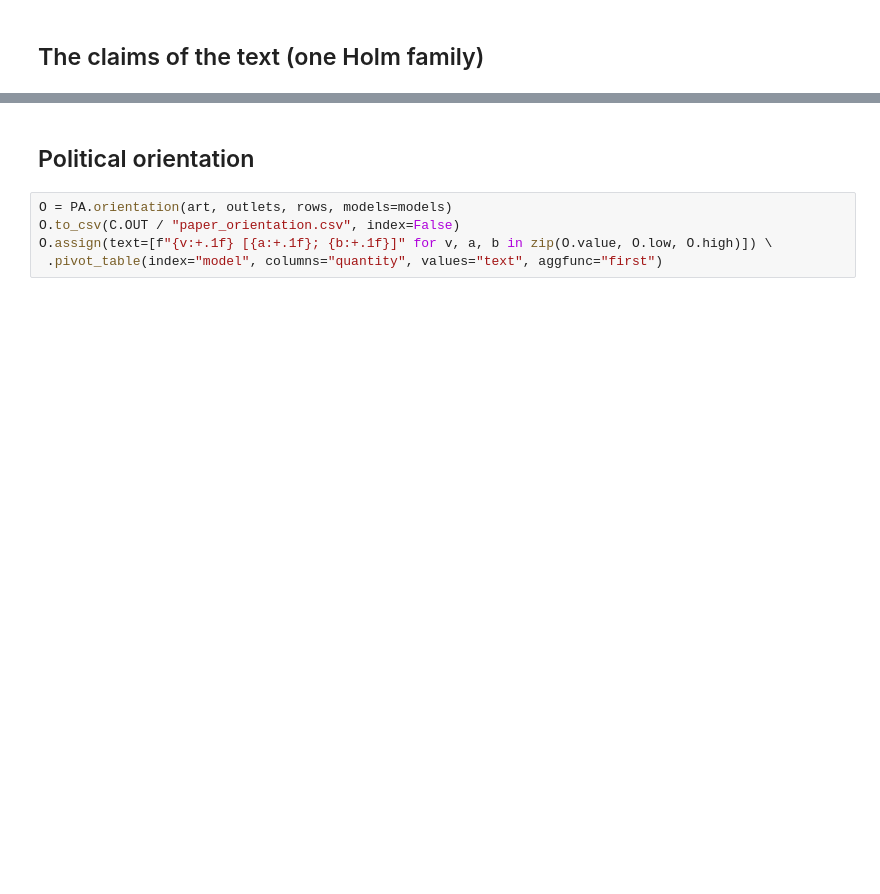
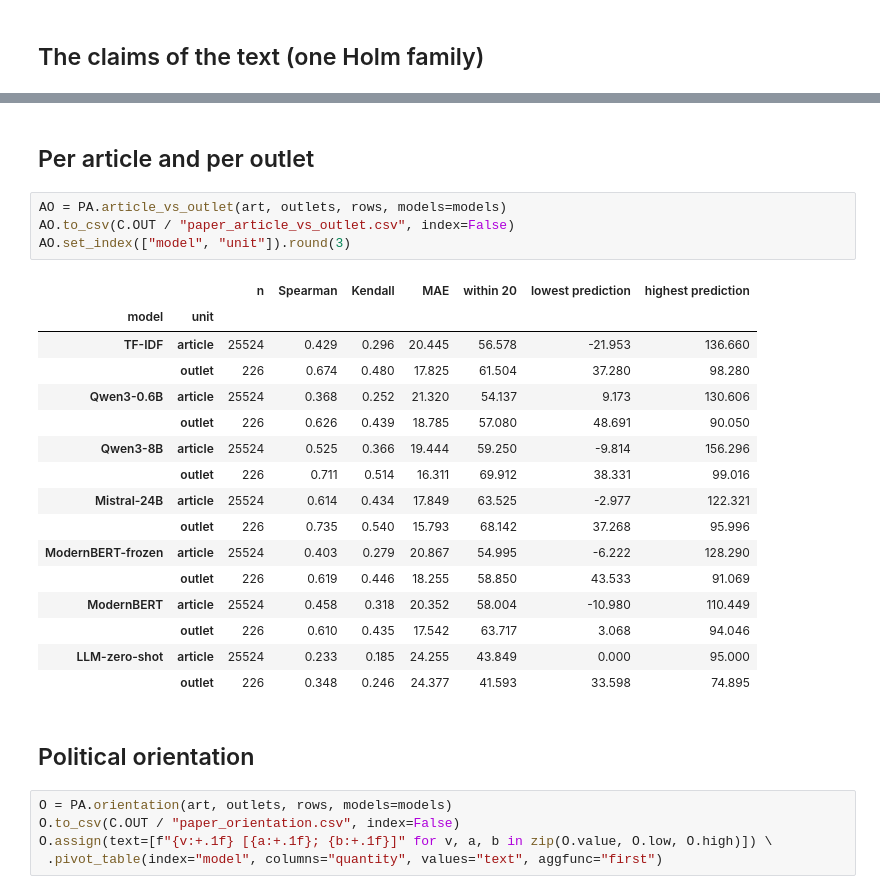
Before and after one commit to bianchi-john/PublisherClassification, a Jupyter notebook: Code/Pipeline/15_paper_results.ipynb, the cells around one changed output, grey strips where cells are left out. Cells and saved outputs as stored; diff of their text form; blank space fills up the shorter version.

```diff
--- a/Code/Pipeline/15_paper_results.ipynb
+++ b/Code/Pipeline/15_paper_results.ipynb
@@ -62,3 +155,26 @@ else:
+# %% [markdown]
+## Per article and per outlet
+# %%
+AO = PA.article_vs_outlet(art, outlets, rows, models=models)
+AO.to_csv(C.OUT / "paper_article_vs_outlet.csv", index=False)
+AO.set_index(["model", "unit"]).round(3)
+# %% [output]
+|  |  | n | Spearman | Kendall | MAE | within 20 | lowest prediction | highest prediction |
+| model | unit |  |  |  |  |  |  |  |
+| TF-IDF | article | 25524 | 0.429 | 0.296 | 20.445 | 56.578 | -21.953 | 136.660 |
+|  | outlet | 226 | 0.674 | 0.480 | 17.825 | 61.504 | 37.280 | 98.280 |
+| Qwen3-0.6B | article | 25524 | 0.368 | 0.252 | 21.320 | 54.137 | 9.173 | 130.606 |
+|  | outlet | 226 | 0.626 | 0.439 | 18.785 | 57.080 | 48.691 | 90.050 |
+| Qwen3-8B | article | 25524 | 0.525 | 0.366 | 19.444 | 59.250 | -9.814 | 156.296 |
+|  | outlet | 226 | 0.711 | 0.514 | 16.311 | 69.912 | 38.331 | 99.016 |
+| Mistral-24B | article | 25524 | 0.614 | 0.434 | 17.849 | 63.525 | -2.977 | 122.321 |
+|  | outlet | 226 | 0.735 | 0.540 | 15.793 | 68.142 | 37.268 | 95.996 |
+| ModernBERT-frozen | article | 25524 | 0.403 | 0.279 | 20.867 | 54.995 | -6.222 | 128.290 |
+|  | outlet | 226 | 0.619 | 0.446 | 18.255 | 58.850 | 43.533 | 91.069 |
+| ModernBERT | article | 25524 | 0.458 | 0.318 | 20.352 | 58.004 | -10.980 | 110.449 |
+|  | outlet | 226 | 0.610 | 0.435 | 17.542 | 63.717 | 3.068 | 94.046 |
+| LLM-zero-shot | article | 25524 | 0.233 | 0.185 | 24.255 | 43.849 | 0.000 | 95.000 |
+|  | outlet | 226 | 0.348 | 0.246 | 24.377 | 41.593 | 33.598 | 74.895 |
 # %% [markdown]
 ## Political orientation
 # %%
```
Also changed, not shown: parts of 15 cells of this notebook, 19 other files.
